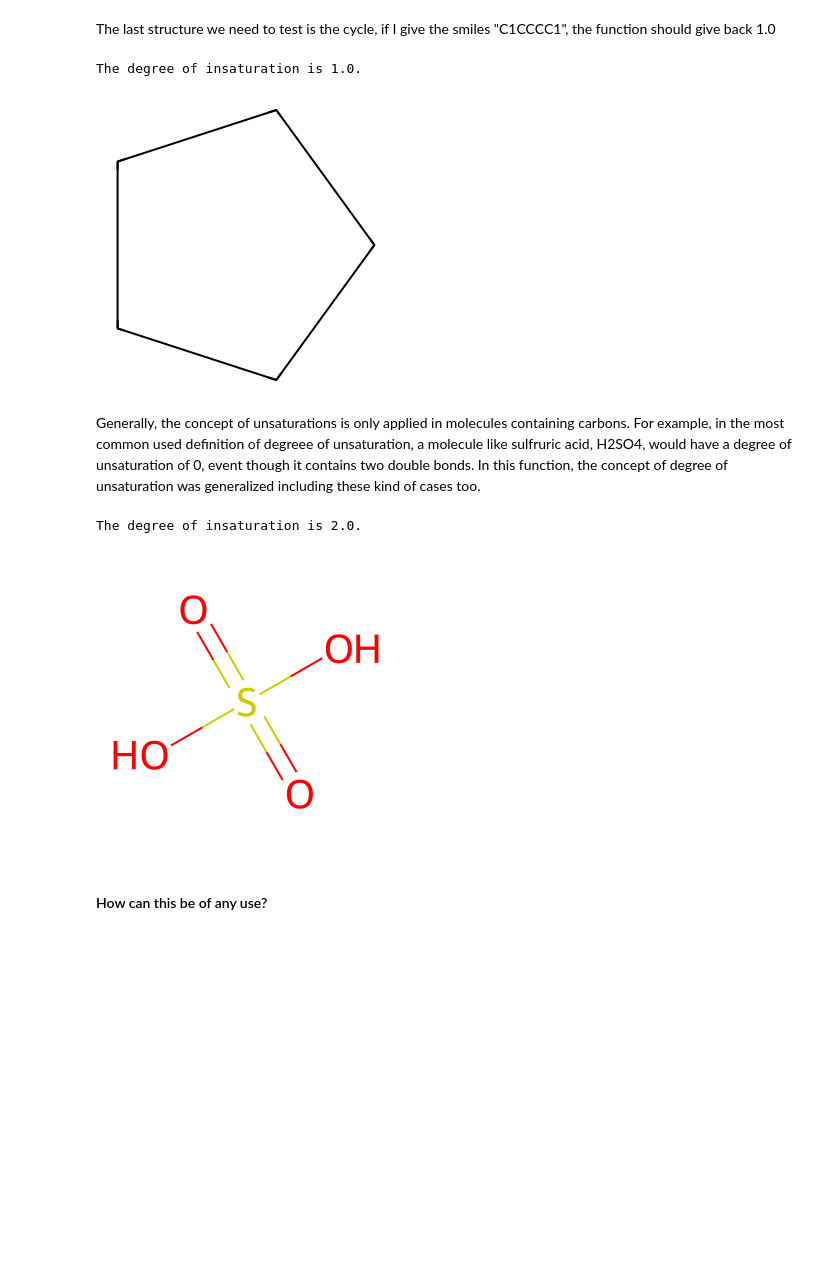
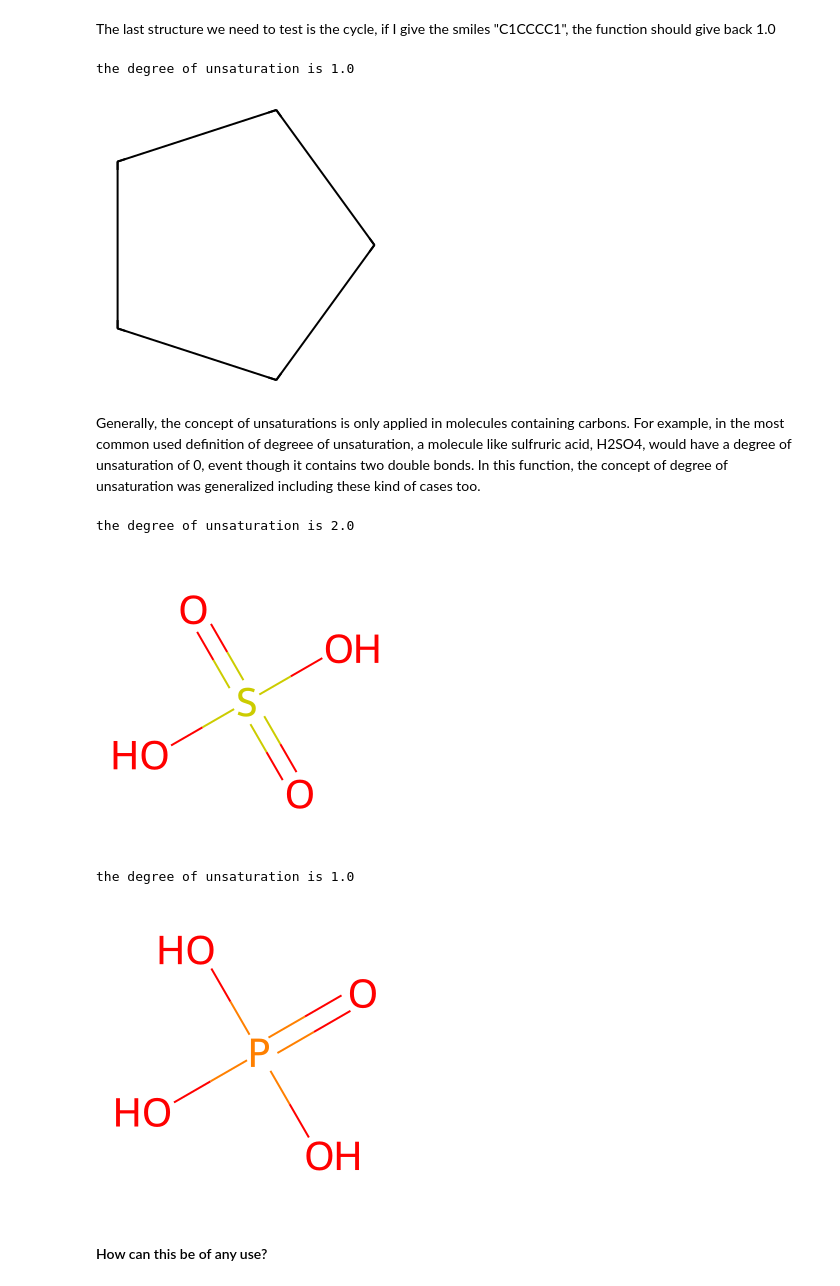
Before and after one commit to amidecar/Explosivity_and_unsaturations, a Jupyter notebook: notebooks/project_report.ipynb, the cells around one changed output. Drawn from its saved outputs; the diff is of its cells as text; code cells hidden in the pictures; blank space fills up the shorter version.

Commit message:
changed the notebook part about insat function, corrected a few grammatical errors

```diff
--- a/notebooks/project_report.ipynb
+++ b/notebooks/project_report.ipynb
@@ -444,21 +441,28 @@ The degree of insaturation is 2.0.
 # %% [markdown]
 The last structure we need to test is the cycle, if I give the smiles "C1CCCC1", the function should give back 1.0
 # %%
-print(insat("C1CCCC1"))
+print("the degree of unsaturation is " + str(insat("C1CCCC1")))
 cyclopentane = Chem.MolFromSmiles("C1CCCC1")
 cyclopentane
 # %% [output]
-The degree of insaturation is 1.0.
+the degree of unsaturation is 1.0
 [figure]
 # %% [markdown]
 Generally, the concept of unsaturations is only applied in molecules containing carbons. For example, in the most common used definition of degreee of unsaturation, a molecule like sulfruric acid, H2SO4, would have a degree of unsaturation of 0, event though it contains two double bonds. In this function, the concept of degree of unsaturation was generalized including these kind of cases too.
 # %%
-print(insat("OS(=O)(=O)O"))
+print("the degree of unsaturation is " + str(insat("OS(=O)(=O)O")))
 sulfuric_acid= Chem.MolFromSmiles("OS(=O)(=O)O")
 sulfuric_acid
 # %% [output]
-The degree of insaturation is 2.0.
+the degree of unsaturation is 2.0
 [figure]
+# %%
+print("the degree of unsaturation is " + str(insat("OP(=O)(O)O")))
+phosphate = Chem.MolFromSmiles("OP(=O)(O)O")
+phosphate
+# %% [output]
+the degree of unsaturation is 1.0
+[figure, added]
 # %% [markdown]
 #### How can this be of any use?
 # %% [markdown]
```
Also changed, not shown: parts of 12 cells of this notebook, 5 other files.
